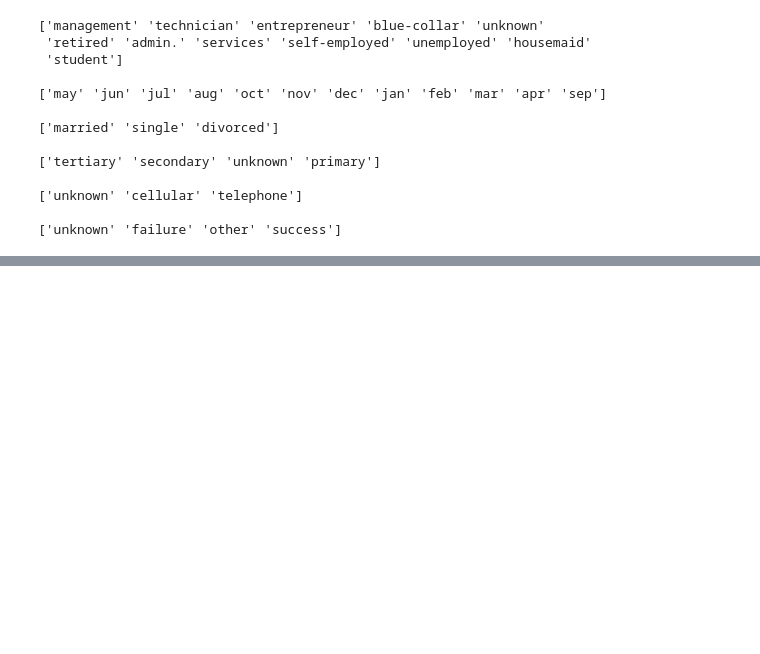
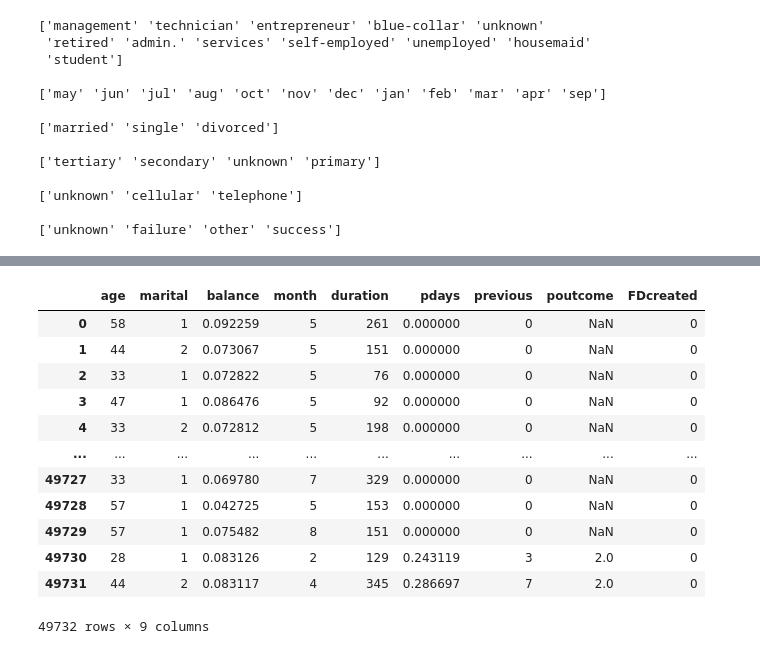
Before and after one commit to PehesaraniWKA/FDMminiProject, a Jupyter notebook: BankData.ipynb, the cells around one changed output, grey strips where cells are left out. Saved outputs shown, nothing was run; the diff lists cells and outputs as text; code cells hidden in the pictures; blank space fills up the shorter version.

Commit message:
Droped unwanted columns & Nan values

```diff
--- a/BankData.ipynb
+++ b/BankData.ipynb
@@ -291,0 +292,19 @@ plt.show()
+# %%
+#Drop unwanted columns
+df.drop(columns = ['contact','day', 'job','loan', 'education', 'campaign', 'housing', 'default'], axis = 'columns', inplace=True)
+
+df
+# %% [output]
+|  | age | marital | balance | month | duration | pdays | previous | poutcome | FDcreated |
+| 0 | 58 | 1 | 0.092259 | 5 | 261 | 0.000000 | 0 | NaN | 0 |
+| 1 | 44 | 2 | 0.073067 | 5 | 151 | 0.000000 | 0 | NaN | 0 |
+| 2 | 33 | 1 | 0.072822 | 5 | 76 | 0.000000 | 0 | NaN | 0 |
+| 3 | 47 | 1 | 0.086476 | 5 | 92 | 0.000000 | 0 | NaN | 0 |
+| 4 | 33 | 2 | 0.072812 | 5 | 198 | 0.000000 | 0 | NaN | 0 |
+| ... | ... | ... | ... | ... | ... | ... | ... | ... | ... |
+| 49727 | 33 | 1 | 0.069780 | 7 | 329 | 0.000000 | 0 | NaN | 0 |
+| 49728 | 57 | 1 | 0.042725 | 5 | 153 | 0.000000 | 0 | NaN | 0 |
+| 49729 | 57 | 1 | 0.075482 | 8 | 151 | 0.000000 | 0 | NaN | 0 |
+| 49730 | 28 | 1 | 0.083126 | 2 | 129 | 0.243119 | 3 | 2.0 | 0 |
+| 49731 | 44 | 2 | 0.083117 | 4 | 345 | 0.286697 | 7 | 2.0 | 0 |
+49732 rows × 9 columns
```
Also changed, not shown: parts of 23 cells of this notebook.
